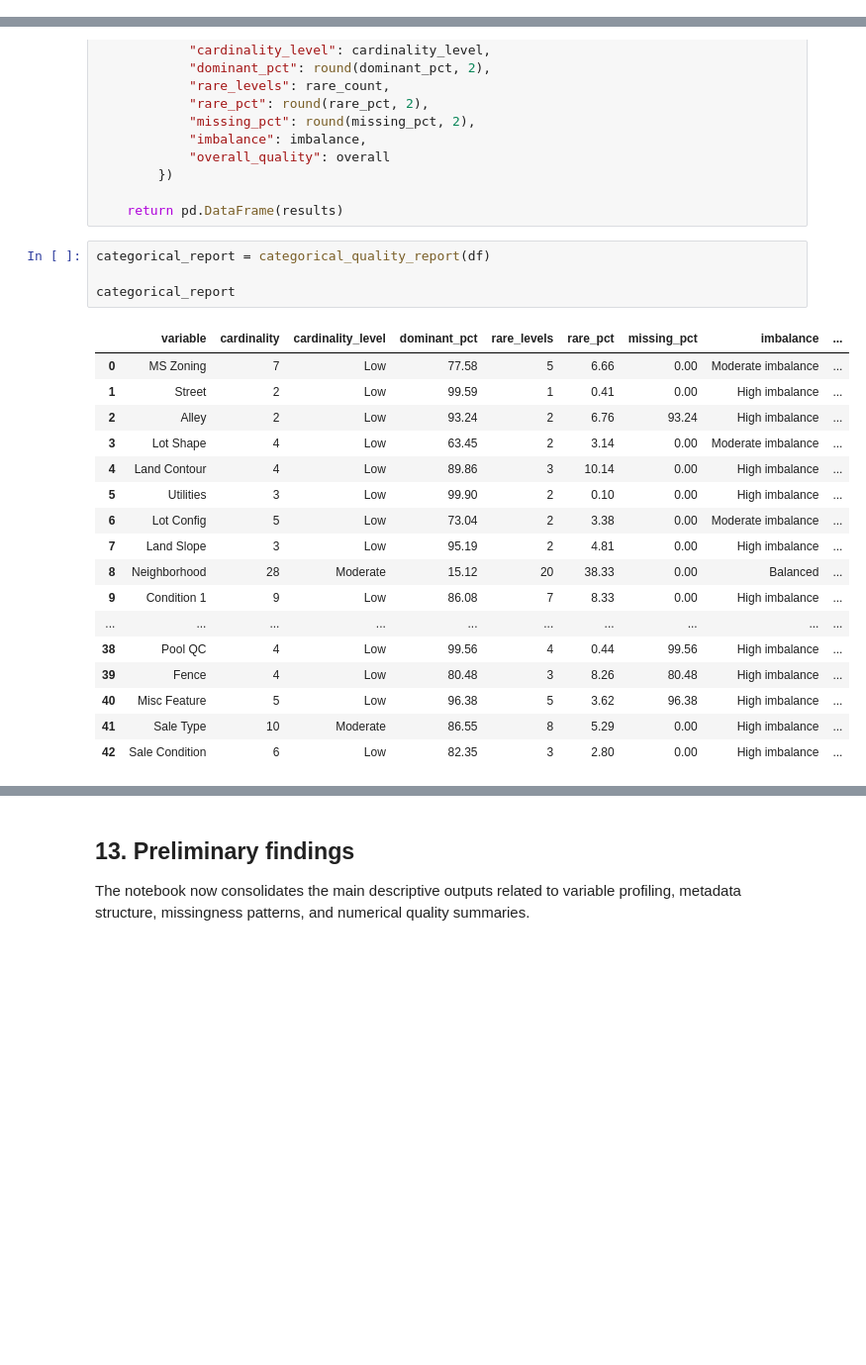
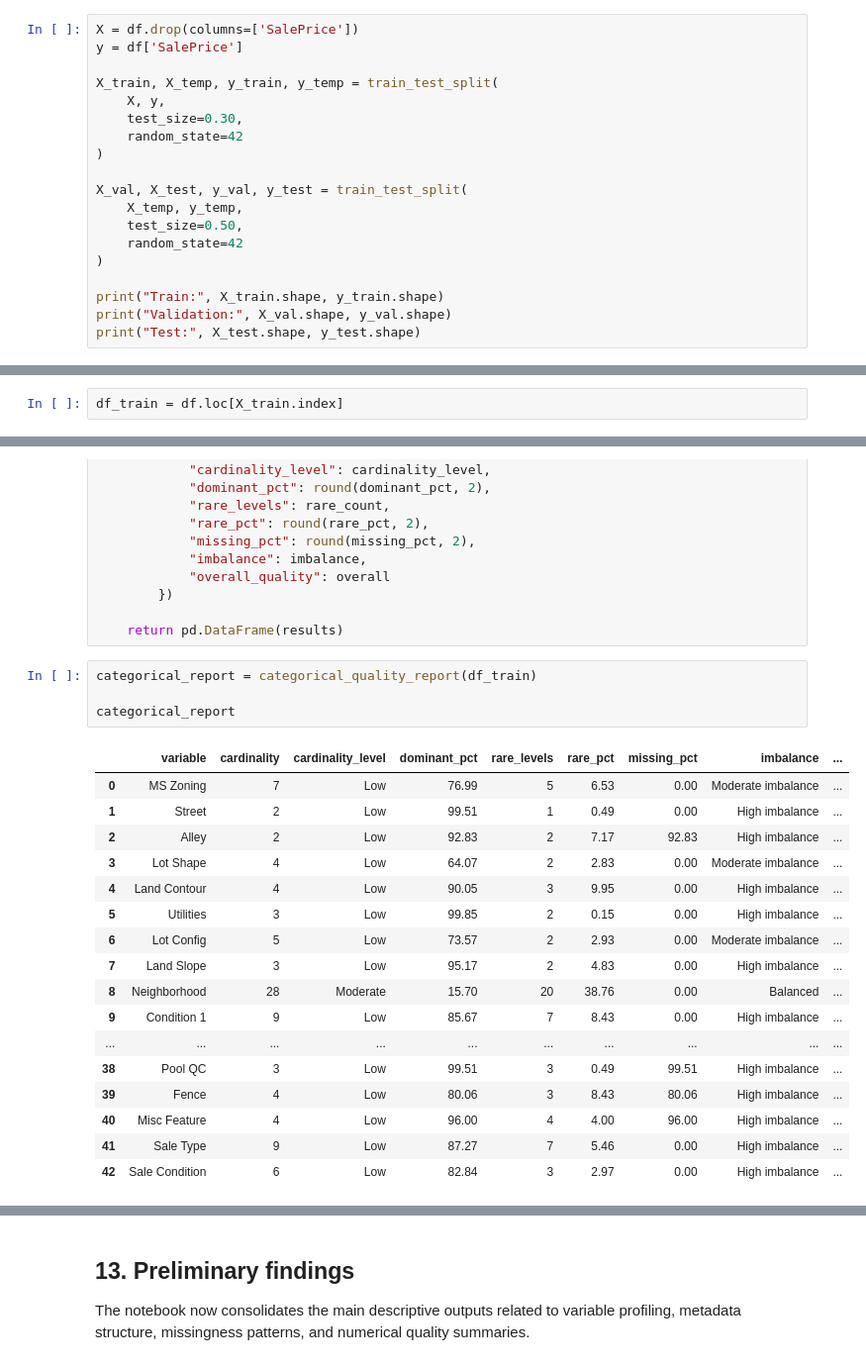
Before and after one commit to Uranarc/DataScienceAvancada, a Jupyter notebook: notebooks/data.ipynb, the cells around one changed output, grey strips where cells are left out. Shown at 99% size. Drawn from its saved outputs; the diff is of its cells as text; blank space fills up the shorter version.

```diff
--- a/notebooks/data.ipynb
+++ b/notebooks/data.ipynb
@@ -31,3 +36,22 @@ df.head()
 | 3 | 4 | 526353030 | 20 | RL | 93.0 | 11160 | Pave | NaN | Reg | ... |
 | 4 | 5 | 527105010 | 60 | RL | 74.0 | 13830 | Pave | NaN | IR1 | ... |
 5 rows × 82 columns
+# %%
+X = df.drop(columns=['SalePrice'])
+y = df['SalePrice']
+
+X_train, X_temp, y_train, y_temp = train_test_split(
+    X, y,
+    test_size=0.30,
+    random_state=42
+)
+
+X_val, X_test, y_val, y_test = train_test_split(
+    X_temp, y_temp,
+    test_size=0.50,
+    random_state=42
+)
+
+print("Train:", X_train.shape, y_train.shape)
+print("Validation:", X_val.shape, y_val.shape)
+print("Test:", X_test.shape, y_test.shape)
@@ -34,3 +62,5 @@ df.head()
+# %%
+df_train = df.loc[X_train.index]
 # %% [markdown]
  ## 4. Initial dataset overview
  The next outputs summarize the dataset dimensions and a general descriptive overview of the available variables.
@@ -748,24 +778,24 @@ def categorical_quality_report(df, rare_threshold=0.05):
 
     return pd.DataFrame(results)
 # %%
-categorical_report = categorical_quality_report(df)
+categorical_report = categorical_quality_report(df_train)
 
 categorical_report
 # %% [output]
 |  | variable | cardinality | cardinality_level | dominant_pct | rare_levels | rare_pct | missing_pct | imbalance | ... |
-| 0 | MS Zoning | 7 | Low | 77.58 | 5 | 6.66 | 0.00 | Moderate imbalance | ... |
-| 1 | Street | 2 | Low | 99.59 | 1 | 0.41 | 0.00 | High imbalance | ... |
-| 2 | Alley | 2 | Low | 93.24 | 2 | 6.76 | 93.24 | High imbalance | ... |
-| 3 | Lot Shape | 4 | Low | 63.45 | 2 | 3.14 | 0.00 | Moderate imbalance | ... |
-| 4 | Land Contour | 4 | Low | 89.86 | 3 | 10.14 | 0.00 | High imbalance | ... |
-| 5 | Utilities | 3 | Low | 99.90 | 2 | 0.10 | 0.00 | High imbalance | ... |
-| 6 | Lot Config | 5 | Low | 73.04 | 2 | 3.38 | 0.00 | Moderate imbalance | ... |
-| 7 | Land Slope | 3 | Low | 95.19 | 2 | 4.81 | 0.00 | High imbalance | ... |
-| 8 | Neighborhood | 28 | Moderate | 15.12 | 20 | 38.33 | 0.00 | Balanced | ... |
-| 9 | Condition 1 | 9 | Low | 86.08 | 7 | 8.33 | 0.00 | High imbalance | ... |
+| 0 | MS Zoning | 7 | Low | 76.99 | 5 | 6.53 | 0.00 | Moderate imbalance | ... |
+| 1 | Street | 2 | Low | 99.51 | 1 | 0.49 | 0.00 | High imbalance | ... |
+| 2 | Alley | 2 | Low | 92.83 | 2 | 7.17 | 92.83 | High imbalance | ... |
+| 3 | Lot Shape | 4 | Low | 64.07 | 2 | 2.83 | 0.00 | Moderate imbalance | ... |
+| 4 | Land Contour | 4 | Low | 90.05 | 3 | 9.95 | 0.00 | High imbalance | ... |
+| 5 | Utilities | 3 | Low | 99.85 | 2 | 0.15 | 0.00 | High imbalance | ... |
+| 6 | Lot Config | 5 | Low | 73.57 | 2 | 2.93 | 0.00 | Moderate imbalance | ... |
+| 7 | Land Slope | 3 | Low | 95.17 | 2 | 4.83 | 0.00 | High imbalance | ... |
+| 8 | Neighborhood | 28 | Moderate | 15.70 | 20 | 38.76 | 0.00 | Balanced | ... |
+| 9 | Condition 1 | 9 | Low | 85.67 | 7 | 8.43 | 0.00 | High imbalance | ... |
 | ... | ... | ... | ... | ... | ... | ... | ... | ... | ... |
-| 38 | Pool QC | 4 | Low | 99.56 | 4 | 0.44 | 99.56 | High imbalance | ... |
-| 39 | Fence | 4 | Low | 80.48 | 3 | 8.26 | 80.48 | High imbalance | ... |
-| 40 | Misc Feature | 5 | Low | 96.38 | 5 | 3.62 | 96.38 | High imbalance | ... |
-| 41 | Sale Type | 10 | Moderate | 86.55 | 8 | 5.29 | 0.00 | High imbalance | ... |
-| 42 | Sale Condition | 6 | Low | 82.35 | 3 | 2.80 | 0.00 | High imbalance | ... |
+| 38 | Pool QC | 3 | Low | 99.51 | 3 | 0.49 | 99.51 | High imbalance | ... |
+| 39 | Fence | 4 | Low | 80.06 | 3 | 8.43 | 80.06 | High imbalance | ... |
+| 40 | Misc Feature | 4 | Low | 96.00 | 4 | 4.00 | 96.00 | High imbalance | ... |
+| 41 | Sale Type | 9 | Low | 87.27 | 7 | 5.46 | 0.00 | High imbalance | ... |
+| 42 | Sale Condition | 6 | Low | 82.84 | 3 | 2.97 | 0.00 | High imbalance | ... |
```
Also changed, not shown: parts of 12 cells of this notebook.
